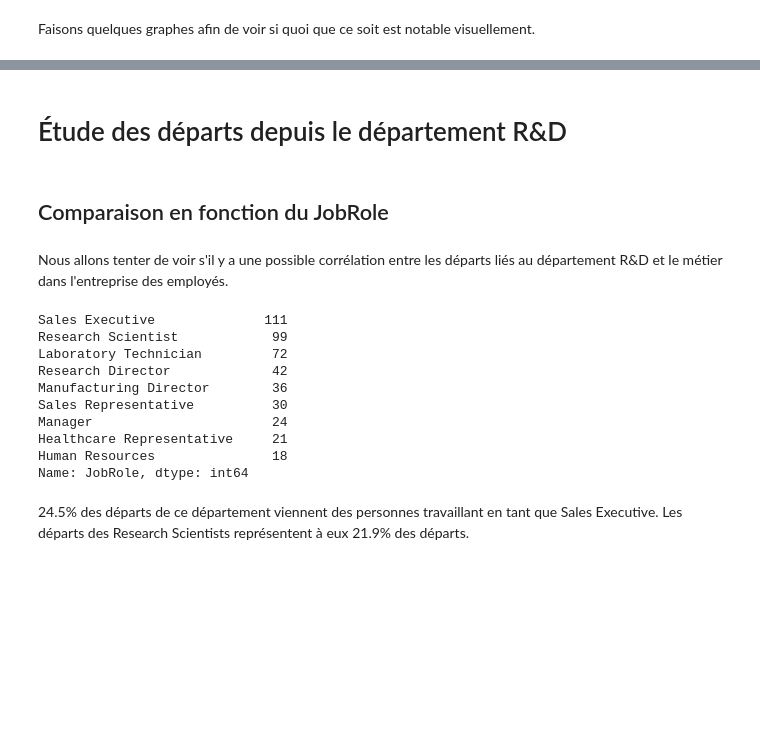
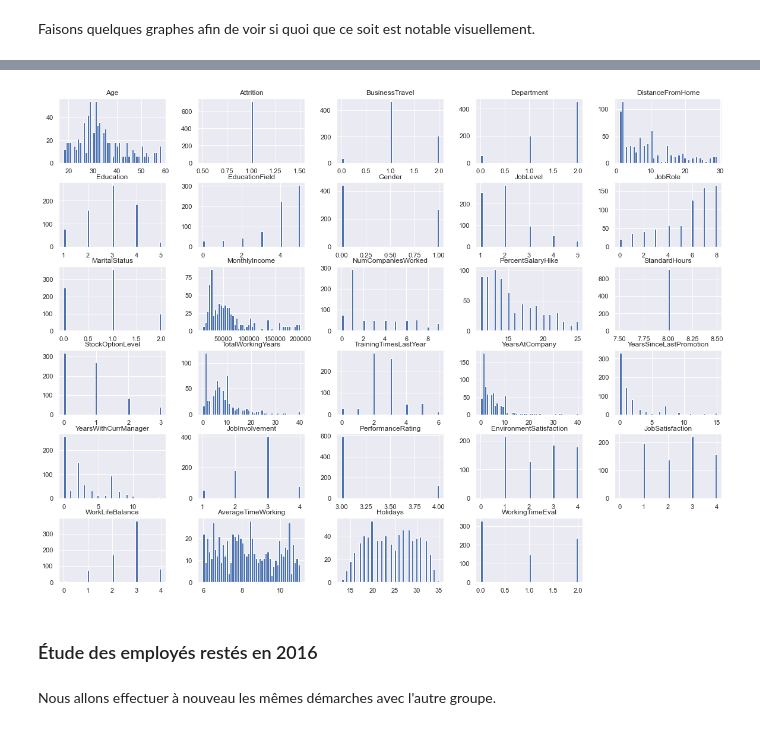
Before and after one commit to doublegui2/projet-ia, a Jupyter notebook: Projet_IA.ipynb, the cells around one changed output, grey strips where cells are left out. Cells and saved outputs as stored; diff of their text form; code cells hidden in the pictures; blank space fills up the shorter version.

```diff
--- a/Projet_IA.ipynb
+++ b/Projet_IA.ipynb
@@ -545,22 +436,9 @@ Le nombre de départs d'employés travaillant aux Ressources Humaines ne représ
-# %% [markdown]
-# Étude des départs depuis le département R&D
-# %% [markdown]
-## Comparaison en fonction du JobRole
-# %% [markdown]
-Nous allons tenter de voir s'il y a une possible corrélation entre les départs liés au département R&D et le métier dans l'entreprise des employés.
-# %%
-test_RandD['JobRole'].value_counts()
-# %% [output]
-Sales Executive              111
-Research Scientist            99
-Laboratory Technician         72
-Research Director             42
-Manufacturing Director        36
-Sales Representative          30
-Manager                       24
-Healthcare Representative     21
-Human Resources               18
-Name: JobRole, dtype: int64
-# %% [markdown]
-24.5% des départs de ce département viennent des personnes travaillant en tant que Sales Executive.
-Les départs des Research Scientists représentent à eux 21.9% des départs.
+# %%
+combinedLeftNum.hist(bins=50, figsize=(20,15))
+plt.show()
+# %% [output]
+[figure, added]
+# %% [markdown]
+### Étude des employés restés en 2016
+# %% [markdown]
+Nous allons effectuer à nouveau les mêmes démarches avec l'autre groupe.
```
Also changed, not shown: parts of 132 cells of this notebook.
